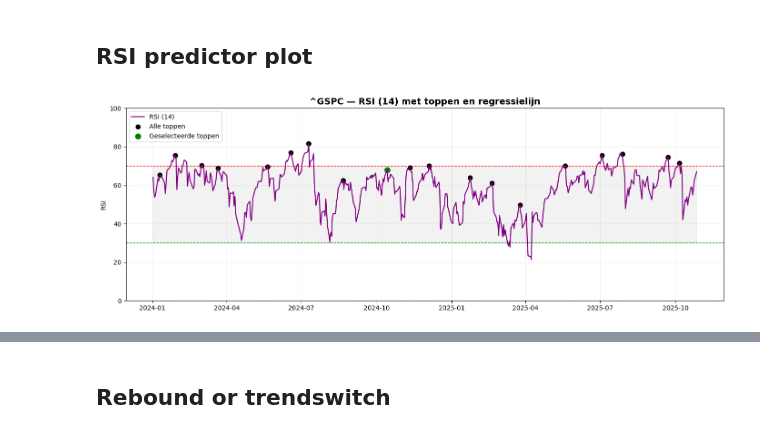
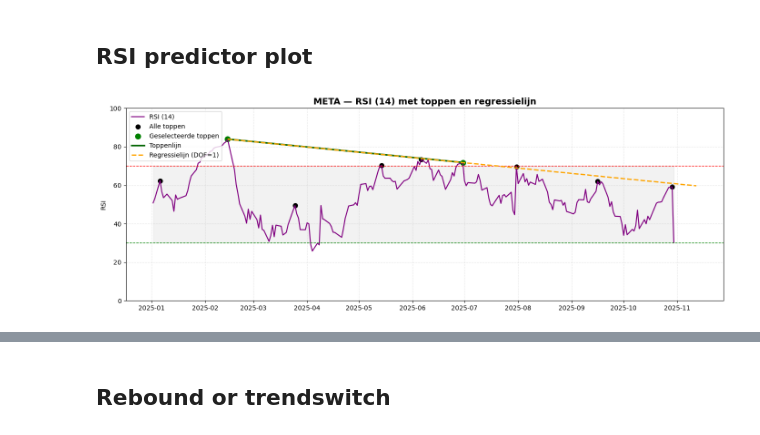
Before and after one commit to Nicootje/stock-predictor, a Jupyter notebook: notebooks/Beurs.ipynb, the cells around one changed output, grey strips where cells are left out. Cells and saved outputs as stored; diff of their text form; code cells hidden in the pictures.

```diff
--- a/notebooks/Beurs.ipynb
+++ b/notebooks/Beurs.ipynb
@@ -28,11 +28,11 @@ Added project root to sys.path: c:\Users\Nico\Documents\Projects\stock-predictor
 # %% [markdown]
 ## Input Parameters
 # %%
-ticker = "^GSPC"
+ticker = "META"
 start_date = "2019-01-01"
 rsi_period = 14
 periods = [20, 50, 200]
-start_plot_date = "2024-01-01"
+start_plot_date = "2025-01-01"
 df = yf.download(ticker, start=start_date, interval="1d")
 close_df = df[['Close']].copy()
 # %% [output]
@@ -97,6 +96,6 @@ Plotted ^GSPC with indicators: SMA: [20, 50, 200], EMA: [20, 50, 200], Bollinger
 # %%
 from src.RSI_predictor import plot_rsi_peaks
 plot_rsi_peaks(df, rsi_period, start_plot_date, ticker,
-                                   dof=1, future_days=65, selected_peak_indices= [8])
+                                   dof=1, future_days=135, selected_peak_indices= [1,5])
 # %% [output]
-[figure, old version]
+[figure, new version]
```
Also changed, not shown: parts of 9 cells of this notebook.
